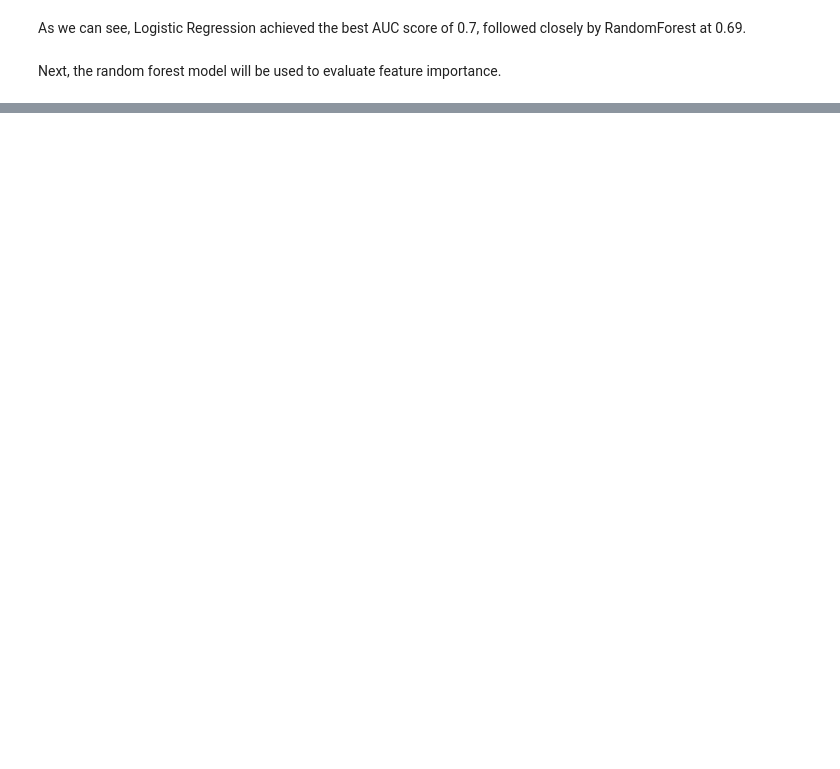
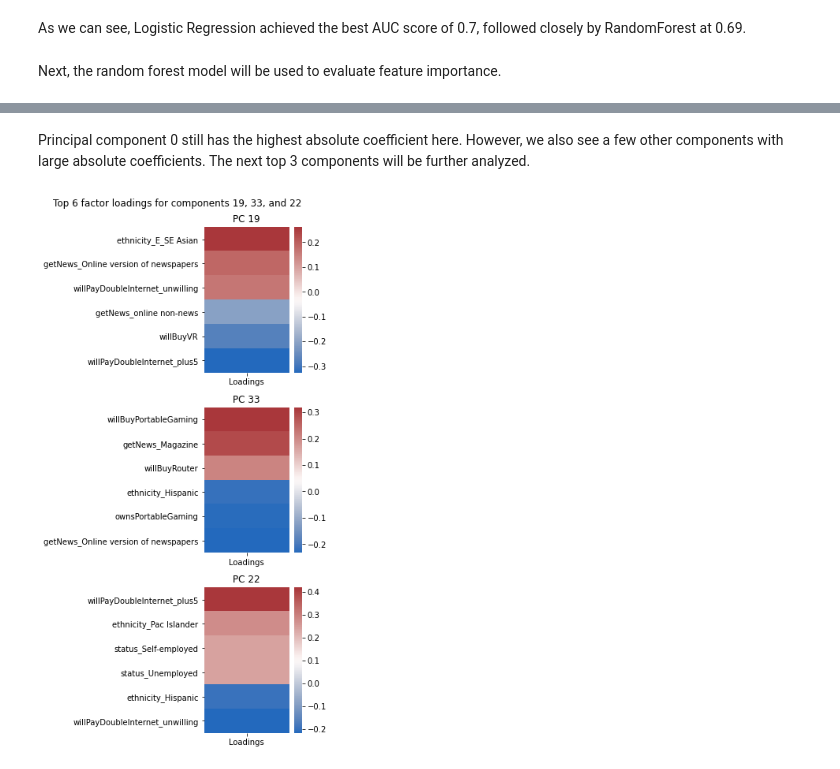
Before and after one commit to aud-z/DeloitteDigitalDemocracy, a Jupyter notebook: DSPM_v1.ipynb, the cells around one changed output, grey strips where cells are left out. Drawn from its saved outputs; the diff is of its cells as text; code cells hidden in the pictures; blank space fills up the shorter version.

```diff
--- a/DSPM_v1.ipynb
+++ b/DSPM_v1.ipynb
@@ -948,0 +959,3 @@ As we can see, the first principal component (component 0) has the highest featu
+# %%
+order = lr_importance['importance'].map(lambda x: x).abs().sort_values(ascending = False)
+lr_importance.iloc[order.index, ]
@@ -948,0 +980,19 @@ As we can see, the first principal component (component 0) has the highest featu
+# %% [markdown]
+Principal component 0 still has the highest absolute coefficient here. However, we also see a few other components with large absolute coefficients. The next top 3 components will be further analyzed.
+# %%
+count = 0
+f = plt.figure(figsize=(5, 10))
+
+for i in [19, 33, 22]:
+    count += 1
+    order = loadings.iloc[i, ].map(lambda x : x).abs().sort_values(ascending = False).index
+    pc = pd.DataFrame({'Loadings': loadings.iloc[i, ][order][:6].values}, index = order[:6])
+    pc.sort_values(by='Loadings', ascending=False, inplace=True)
+    f.add_subplot(3, 1, count)
+    p = sns.heatmap(pc, cmap = 'vlag')
+    p.set_title("PC {}".format(i))
+plt.suptitle("Top 6 factor loadings for components 19, 33, and 22")
+plt.tight_layout()
+plt.show()
+# %% [output]
+[figure, added]
```
Also changed, not shown: parts of 21 cells of this notebook.
